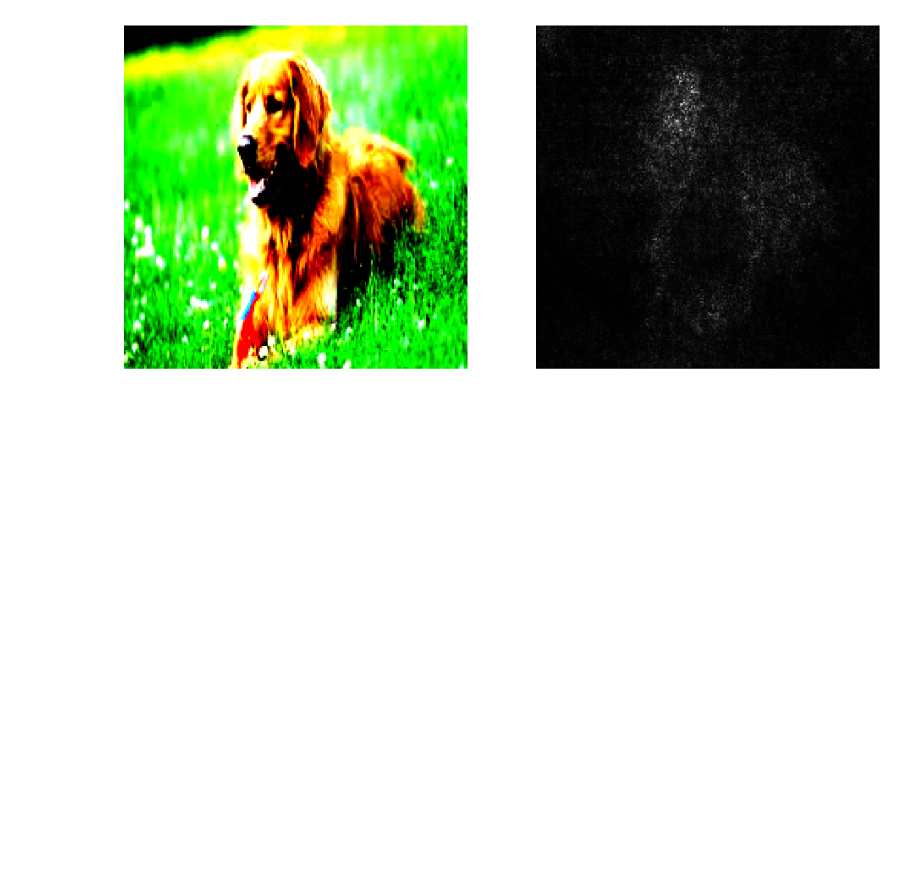
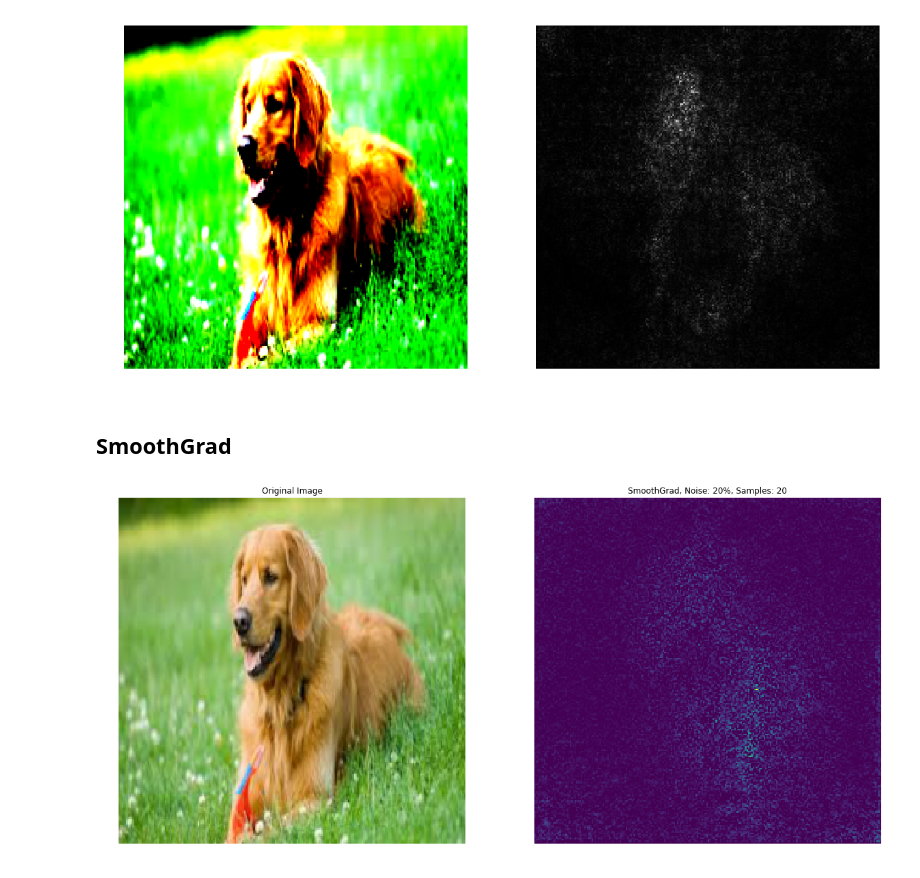
Before and after one commit to matsumo-a/hello-world, a Jupyter notebook: 03_backprop/backprop.ipynb, the cells around one changed output. Drawn from its saved outputs; the diff is of its cells as text; code cells hidden in the pictures; blank space fills up the shorter version.

Commit message:
add smoothgrad

```diff
--- a/03_backprop/backprop.ipynb
+++ b/03_backprop/backprop.ipynb
@@ -30,14 +30,20 @@ def load_image(path):
     plt.axis('off')
     return image
 
+
+preprocess = transforms.Compose([
+    transforms.Resize((224,224)),
+    transforms.ToTensor(),
+    transforms.Normalize(mean=[0.485, 0.456, 0.406], std=[0.229, 0.224, 0.225])
+])
+
 def normalize(image):
-    preprocess = transforms.Compose([
-        transforms.Resize((224,224)),
-        transforms.ToTensor(),
-        transforms.Normalize(mean=[0.485, 0.456, 0.406], std=[0.229, 0.224, 0.225])
-    ])
     img = Variable(preprocess(image).unsqueeze(0).cuda())
     return img
+
+
+def deprocess(image):
+    return image * torch.Tensor([0.229, 0.224, 0.225]).cuda()  + torch.Tensor([0.485, 0.456, 0.406]).cuda()
 # %%
 vgg = models.vgg16(pretrained=True)
 vgg = vgg.to(device)
@@ -93,3 +99,5 @@ img = load_image('images/retr.jpg')
 vis = visualize(img)
 # %% [output]
 [figure]
+# %% [markdown]
+## SmoothGrad
@@ -95,0 +149,4 @@ vis = visualize(img)
+# %%
+sg = smoothgrad(img)
+# %% [output]
+[figure, added]
```
Also changed, not shown: parts of 3 cells of this notebook.
